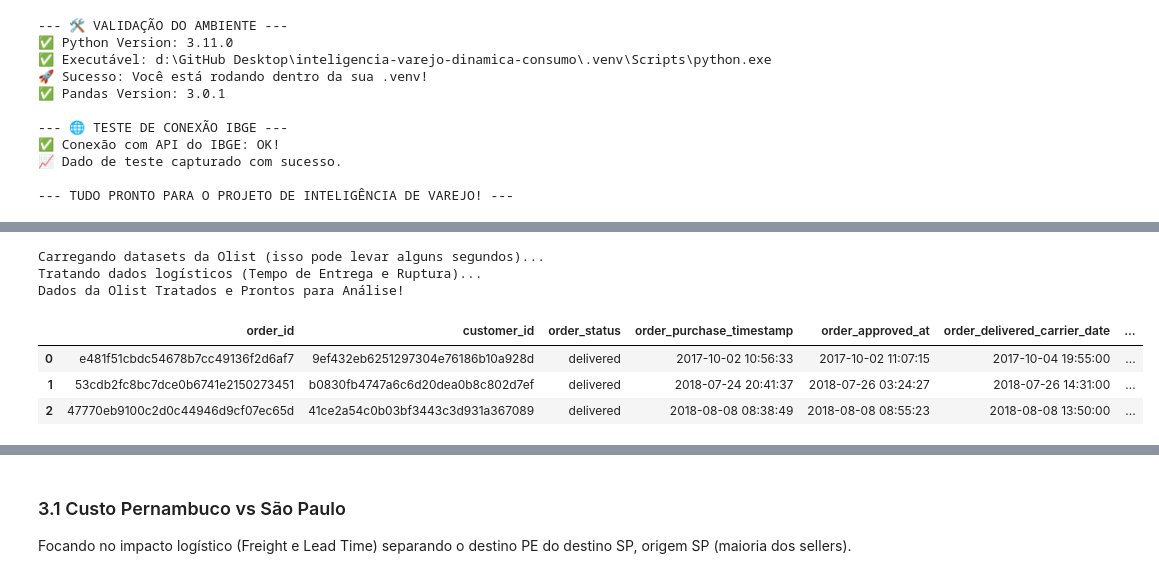
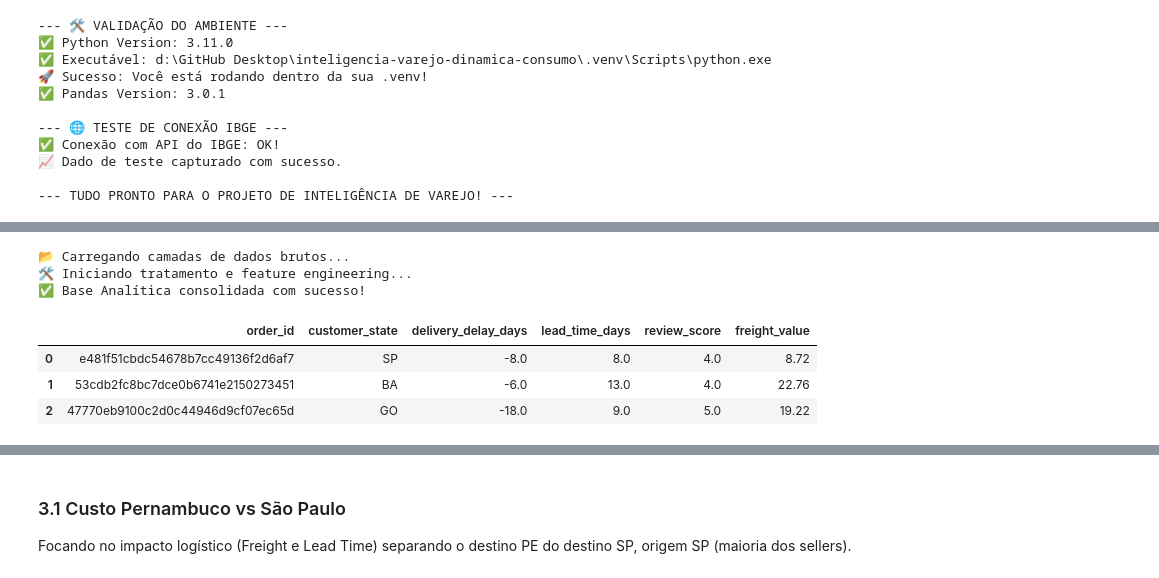
Before and after one commit to Haell39/inteligencia-varejo-dinamica-consumo, a Jupyter notebook: notebooks/01_analise_inteligencia_varejo.ipynb, the cells around one changed output, grey strips where cells are left out. Cells and saved outputs as stored; diff of their text form; code cells hidden in the pictures.

```diff
--- a/notebooks/01_analise_inteligencia_varejo.ipynb
+++ b/notebooks/01_analise_inteligencia_varejo.ipynb
@@ -113,43 +167,52 @@ Coletando dados do SIDRA via requests...
 # %%
+# CARREGAMENTO E CONSOLIDAÇÃO DOS DATASETS OLIST
 
-print("Carregando datasets da Olist (isso pode levar alguns segundos)...")
+print("📂 Carregando camadas de dados brutos...")
 orders = pd.read_csv('../data/raw/olist_orders_dataset.csv')
 order_items = pd.read_csv('../data/raw/olist_order_items_dataset.csv')
 reviews = pd.read_csv('../data/raw/olist_order_reviews_dataset.csv')
 customers = pd.read_csv('../data/raw/olist_customers_dataset.csv')
 
-print("Tratando dados logísticos (Tempo de Entrega e Ruptura)...")
-# Apenas pedidos entregues
+print("🛠️ Iniciando tratamento e feature engineering...")
+
+# Filtro de Integridade: Apenas pedidos entregues
 orders = orders[orders['order_status'] == 'delivered'].copy()
 
-# Conversão de datas
+# Padronização de Séries Temporais
 time_cols = ['order_purchase_timestamp', 'order_delivered_customer_date', 'order_estimated_delivery_date']
 for col in time_cols:
     orders[col] = pd.to_datetime(orders[col])
 
-# Criação das variáveis de Ruptura (Atraso) e Lead Time
+# Criação de KPIs de Performance Logística
+# Diferença entre entrega real e estimada (Ruptura)
 orders['delivery_delay_days'] = (orders['order_delivered_customer_date'] - orders['order_estimated_delivery_date']).dt.days
+
+# Tempo total de ciclo (Lead Time)
 orders['lead_time_days'] = (orders['order_delivered_customer_date'] - orders['order_purchase_timestamp']).dt.days
 
-# Meses para cruzamento com IPCA (ano + mês)
+# Criação de Chave para Cruzamento Macro (Ano-Mês)
 orders['Mes_Codigo'] = orders['order_purchase_timestamp'].dt.year * 100 + orders['order_purchase_timestamp'].dt.month
 
-# Merges para trazer Estado, Nota (Review) e Frete para a tabela orders
+# Consolidação de Dimensões (Merges)
+# Trazendo localização do cliente
 orders = orders.merge(customers[['customer_id', 'customer_state']], on='customer_id', how='inner')
 
+# Trazendo satisfação do cliente (último review por pedido)
 reviews_clean = reviews.sort_values('review_creation_date').drop_duplicates('order_id', keep='last')
 orders = orders.merge(reviews_clean[['order_id', 'review_score']], on='order_id', how='left')
 
+# Trazendo volumetria financeira (Preço e Frete)
 order_totals = order_items.groupby('order_id').agg({'price':'sum', 'freight_value':'sum'}).reset_index()
 orders = orders.merge(order_totals, on='order_id', how='inner')
 
-print("Dados da Olist Tratados e Prontos para Análise!")
-display(orders.head(3))
+print("✅ Base Analítica consolidada com sucesso!")
+# Exibindo colunas chave para a análise de Ruptura e Custo Regional
+display(orders[['order_id', 'customer_state', 'delivery_delay_days', 'lead_time_days', 'review_score', 'freight_value']].head(3))
 # %% [output]
-Carregando datasets da Olist (isso pode levar alguns segundos)...
-Tratando dados logísticos (Tempo de Entrega e Ruptura)...
-Dados da Olist Tratados e Prontos para Análise!
+📂 Carregando camadas de dados brutos...
+🛠️ Iniciando tratamento e feature engineering...
+✅ Base Analítica consolidada com sucesso!
-|  | order_id | customer_id | order_status | order_purchase_timestamp | order_approved_at | order_delivered_carrier_date | ... |
-| 0 | e481f51cbdc54678b7cc49136f2d6af7 | 9ef432eb6251297304e76186b10a928d | delivered | 2017-10-02 10:56:33 | 2017-10-02 11:07:15 | 2017-10-04 19:55:00 | ... |
-| 1 | 53cdb2fc8bc7dce0b6741e2150273451 | b0830fb4747a6c6d20dea0b8c802d7ef | delivered | 2018-07-24 20:41:37 | 2018-07-26 03:24:27 | 2018-07-26 14:31:00 | ... |
-| 2 | 47770eb9100c2d0c44946d9cf07ec65d | 41ce2a54c0b03bf3443c3d931a367089 | delivered | 2018-08-08 08:38:49 | 2018-08-08 08:55:23 | 2018-08-08 13:50:00 | ... |
+|  | order_id | customer_state | delivery_delay_days | lead_time_days | review_score | freight_value |
+| 0 | e481f51cbdc54678b7cc49136f2d6af7 | SP | -8.0 | 8.0 | 4.0 | 8.72 |
+| 1 | 53cdb2fc8bc7dce0b6741e2150273451 | BA | -6.0 | 13.0 | 4.0 | 22.76 |
+| 2 | 47770eb9100c2d0c44946d9cf07ec65d | GO | -18.0 | 9.0 | 5.0 | 19.22 |
```
Also changed, not shown: parts of 18 cells of this notebook, 14 other files.
